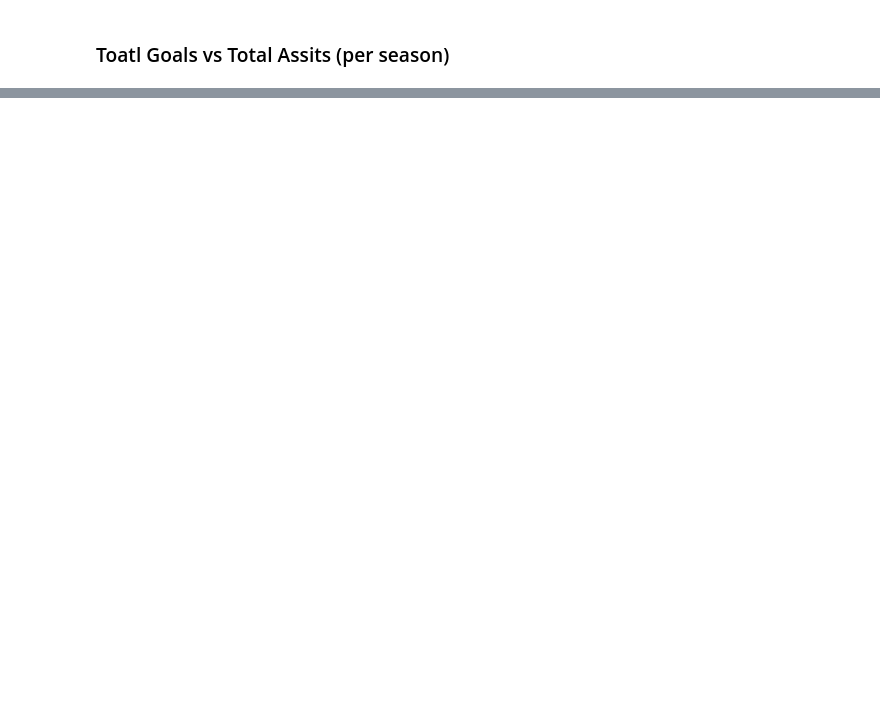
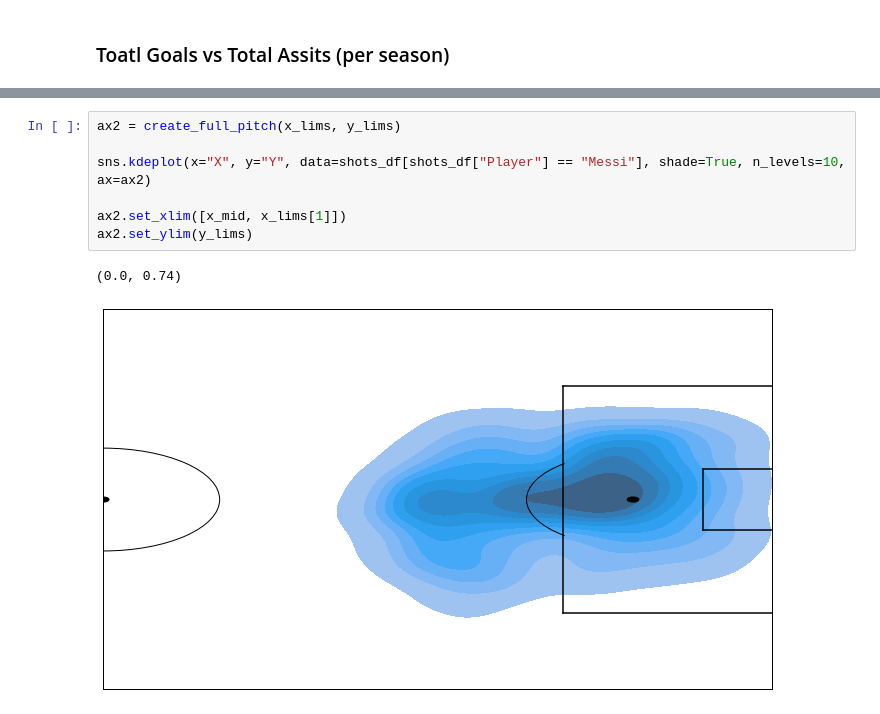
Before and after one commit to kaustavr19/Messi-vs-Ronaldo---An-Analytical-Debate, a Jupyter notebook: Messi_vs_Ronaldo_An_Analytical_Debate.ipynb, the cells around one changed output, grey strips where cells are left out. Drawn from its saved outputs; the diff is of its cells as text; blank space fills up the shorter version.

```diff
--- a/Messi_vs_Ronaldo_An_Analytical_Debate.ipynb
+++ b/Messi_vs_Ronaldo_An_Analytical_Debate.ipynb
@@ -560,0 +718,10 @@ fig.show()
+# %%
+ax2 = create_full_pitch(x_lims, y_lims)
+
+sns.kdeplot(x="X", y="Y", data=shots_df[shots_df["Player"] == "Messi"], shade=True, n_levels=10, ax=ax2)
+
+ax2.set_xlim([x_mid, x_lims[1]])
+ax2.set_ylim(y_lims)
+# %% [output]
+(0.0, 0.74)
+[figure, added]
```
Also changed, not shown: parts of 30 cells of this notebook.
